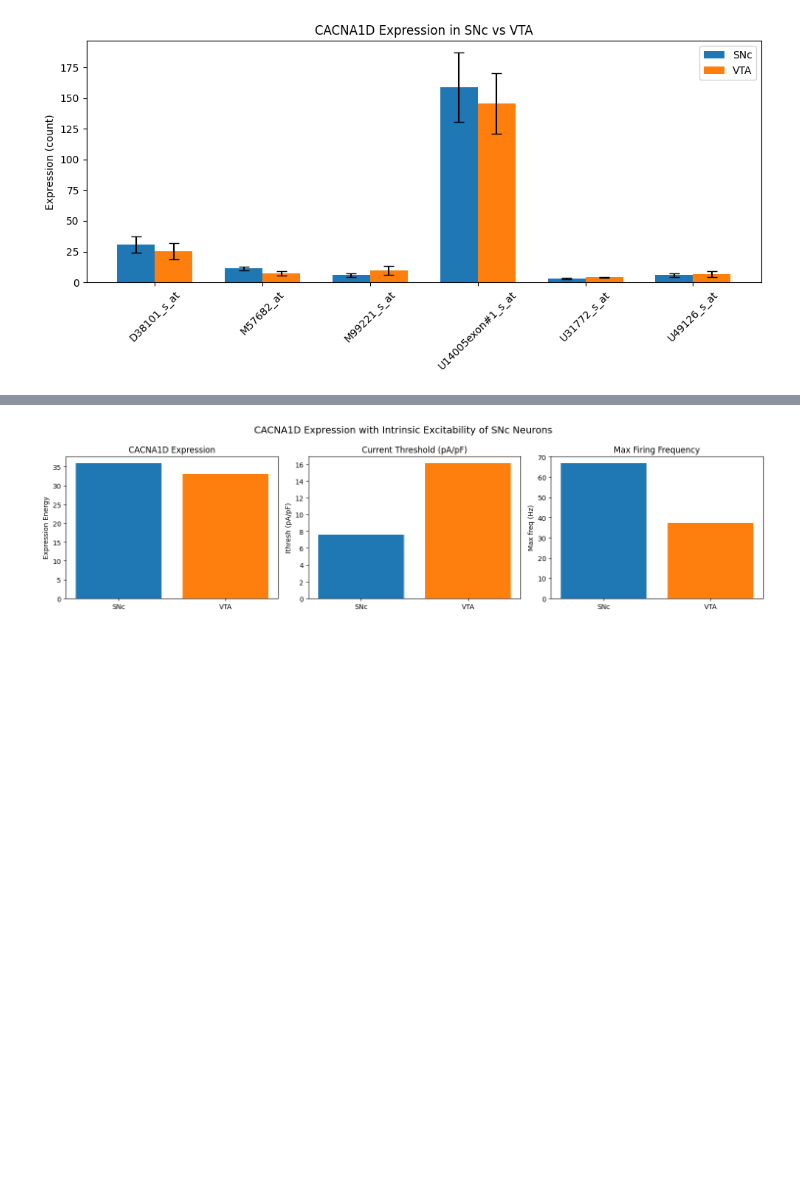
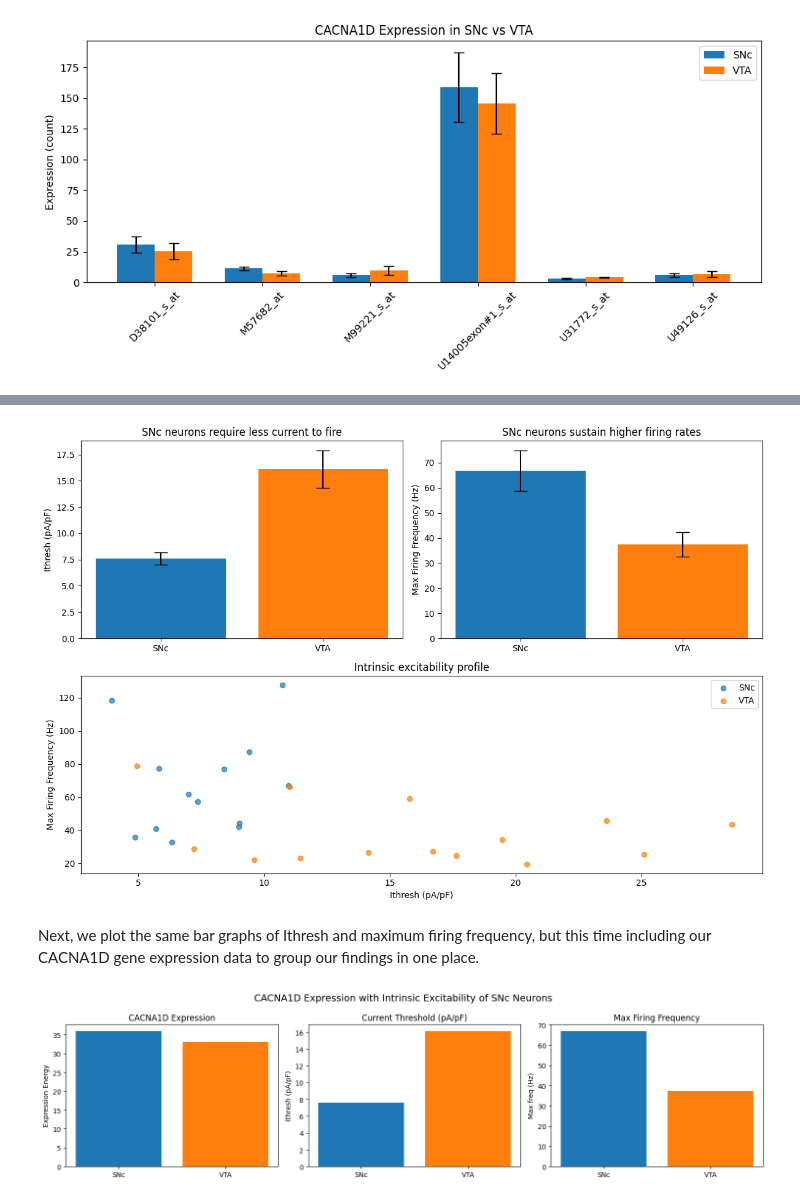
Before and after one commit to bhuynh05/BIPN-162-Group-9, a Jupyter notebook: CellTypesProject_template.ipynb, the cells around one changed output, grey strips where cells are left out. Cells and saved outputs as stored; diff of their text form; code cells hidden in the pictures; blank space fills up the shorter version.

```diff
--- a/CellTypesProject_template.ipynb
+++ b/CellTypesProject_template.ipynb
@@ -379,3 +338,55 @@ SNc dopaminergic neurons exhibited significantly lower current thresholds and hi
+# %%
+def mean_sem(x):
+    return np.mean(x), np.std(x)/np.sqrt(len(x))
+
+# Prepare data
+snc_thresh = snc_df_PD['Ithresh (pA/pF)'].dropna()
+vta_thresh = vta_df_PD['Ithresh (pA/pF)'].dropna()
+
+snc_freq = snc_df_PD['Max freq (Hz)'].dropna()
+vta_freq = vta_df_PD['Max freq (Hz)'].dropna()
+
+# Compute stats
+means_I = [mean_sem(snc_thresh)[0], mean_sem(vta_thresh)[0]]
+sems_I  = [mean_sem(snc_thresh)[1], mean_sem(vta_thresh)[1]]
+
+means_F = [mean_sem(snc_freq)[0], mean_sem(vta_freq)[0]]
+sems_F  = [mean_sem(snc_freq)[1], mean_sem(vta_freq)[1]]
+
+# Figure layout
+fig = plt.figure(figsize=(12, 8))
+gs = fig.add_gridspec(2, 2)
+
+ax1 = fig.add_subplot(gs[0, 0])
+ax2 = fig.add_subplot(gs[0, 1])
+ax3 = fig.add_subplot(gs[1, :])
+
+# Panel A: Ithresh
+ax1.bar(['SNc', 'VTA'], means_I, yerr=sems_I, capsize=8,
+        color=['tab:blue', 'tab:orange'])
+ax1.set_ylabel('Ithresh (pA/pF)')
+ax1.set_title('SNc neurons require less current to fire')
+
+# Panel B: Max freq
+ax2.bar(['SNc', 'VTA'], means_F, yerr=sems_F, capsize=8,
+        color=['tab:blue', 'tab:orange'])
+ax2.set_ylabel('Max Firing Frequency (Hz)')
+ax2.set_title('SNc neurons sustain higher firing rates')
+
+# Panel C: Relationship
+ax3.scatter(snc_thresh, snc_freq, label='SNc', color='tab:blue', alpha=0.7)
+ax3.scatter(vta_thresh, vta_freq, label='VTA', color='tab:orange', alpha=0.7)
+ax3.set_xlabel('Ithresh (pA/pF)')
+ax3.set_ylabel('Max Firing Frequency (Hz)')
+ax3.set_title('Intrinsic excitability profile')
+ax3.legend()
+
+plt.tight_layout()
+plt.show()
+# %% [output]
+[figure, added]
+# %% [markdown]
+Next, we plot the same bar graphs of Ithresh and maximum firing frequency, but this time including our CACNA1D gene expression data to group our findings in one place.
 # %%
 cacna1d_snc = snc_avg
 cacna1d_vta = vta_avg
```
Also changed, not shown: parts of 24 cells of this notebook.
